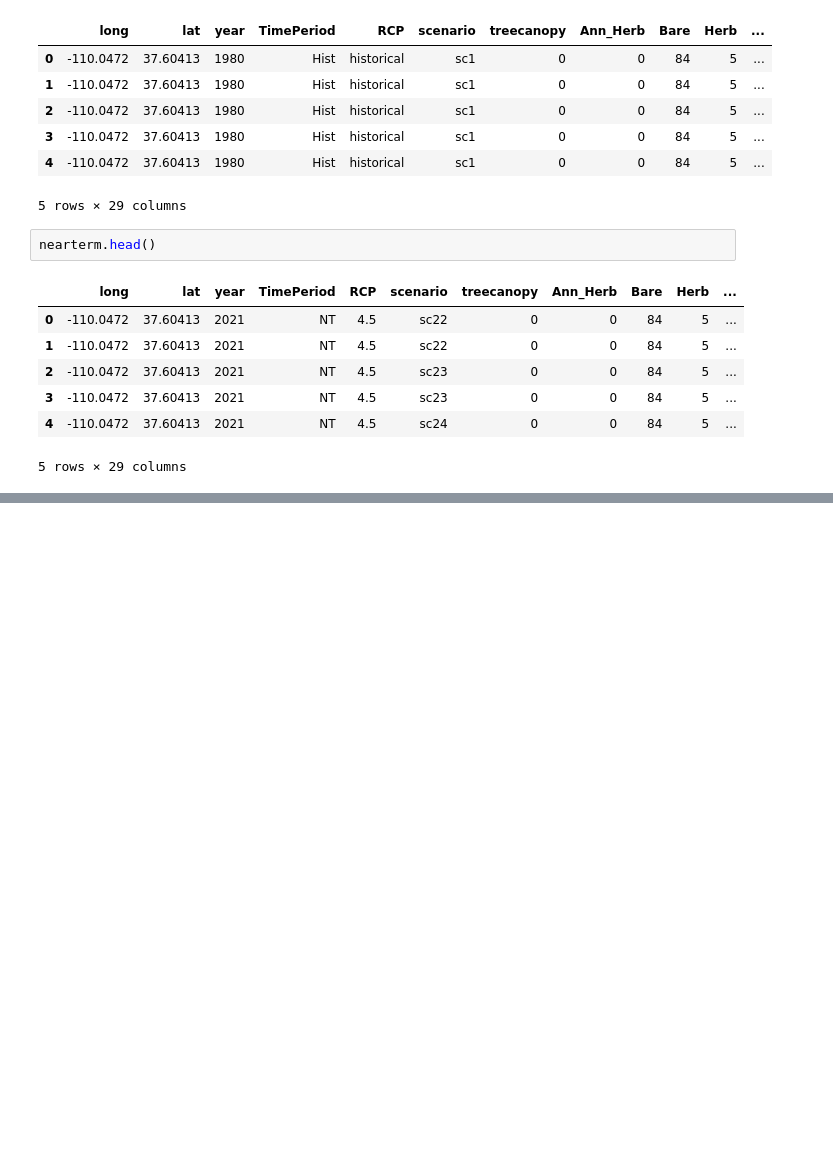
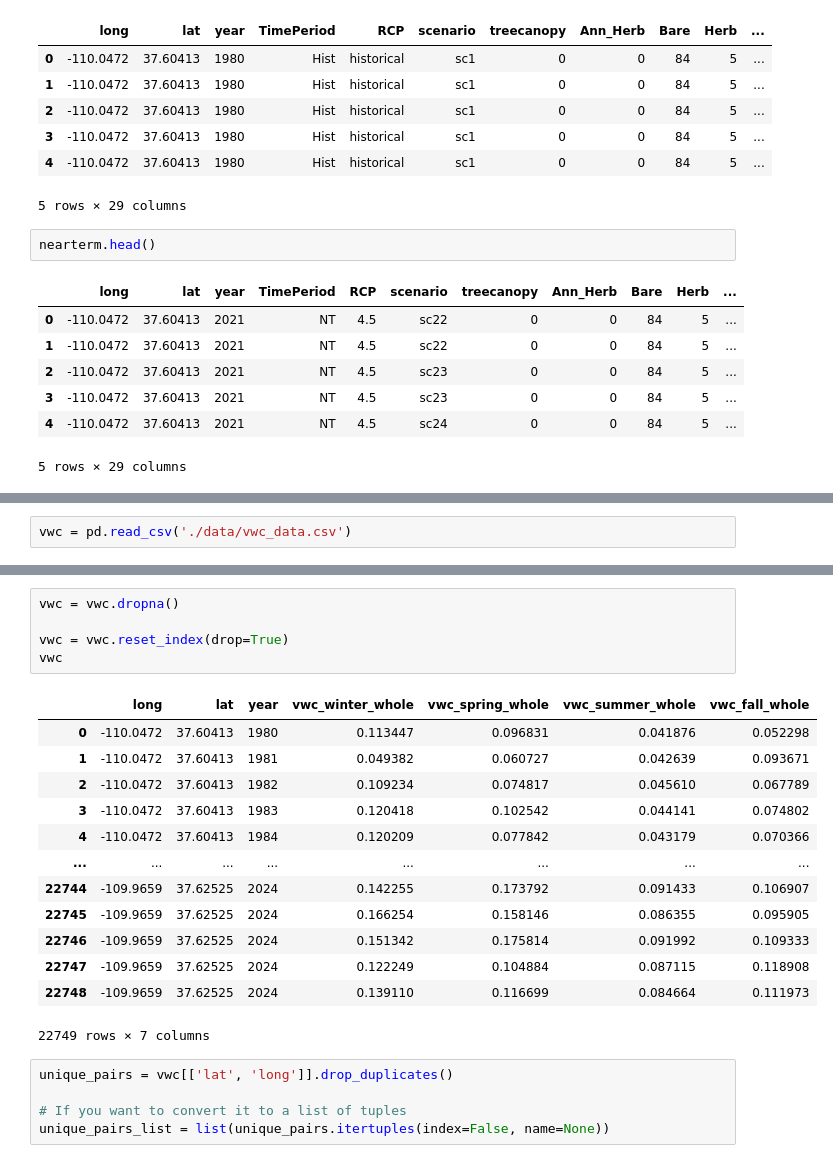
Before and after one commit to hannah-hana-kim/DSAN-Scholarship, a Jupyter notebook: main_py.ipynb, the cells around one changed output, grey strips where cells are left out. Saved outputs shown, nothing was run; the diff lists cells and outputs as text; blank space fills up the shorter version.

```diff
--- a/main_py.ipynb
+++ b/main_py.ipynb
@@ -28,0 +88,2 @@ nearterm.head()
+# %%
+vwc = pd.read_csv('./data/vwc_data.csv')
@@ -28,0 +109,24 @@ nearterm.head()
+# %%
+vwc = vwc.dropna()
+
+vwc = vwc.reset_index(drop=True)
+vwc
+# %% [output]
+|  | long | lat | year | vwc_winter_whole | vwc_spring_whole | vwc_summer_whole | vwc_fall_whole |
+| 0 | -110.0472 | 37.60413 | 1980 | 0.113447 | 0.096831 | 0.041876 | 0.052298 |
+| 1 | -110.0472 | 37.60413 | 1981 | 0.049382 | 0.060727 | 0.042639 | 0.093671 |
+| 2 | -110.0472 | 37.60413 | 1982 | 0.109234 | 0.074817 | 0.045610 | 0.067789 |
+| 3 | -110.0472 | 37.60413 | 1983 | 0.120418 | 0.102542 | 0.044141 | 0.074802 |
+| 4 | -110.0472 | 37.60413 | 1984 | 0.120209 | 0.077842 | 0.043179 | 0.070366 |
+| ... | ... | ... | ... | ... | ... | ... | ... |
+| 22744 | -109.9659 | 37.62525 | 2024 | 0.142255 | 0.173792 | 0.091433 | 0.106907 |
+| 22745 | -109.9659 | 37.62525 | 2024 | 0.166254 | 0.158146 | 0.086355 | 0.095905 |
+| 22746 | -109.9659 | 37.62525 | 2024 | 0.151342 | 0.175814 | 0.091992 | 0.109333 |
+| 22747 | -109.9659 | 37.62525 | 2024 | 0.122249 | 0.104884 | 0.087115 | 0.118908 |
+| 22748 | -109.9659 | 37.62525 | 2024 | 0.139110 | 0.116699 | 0.084664 | 0.111973 |
+22749 rows × 7 columns
+# %%
+unique_pairs = vwc[['lat', 'long']].drop_duplicates()
+
+# If you want to convert it to a list of tuples
+unique_pairs_list = list(unique_pairs.itertuples(index=False, name=None))
```
Also changed, not shown: parts of 18 cells of this notebook, 5 other files.
